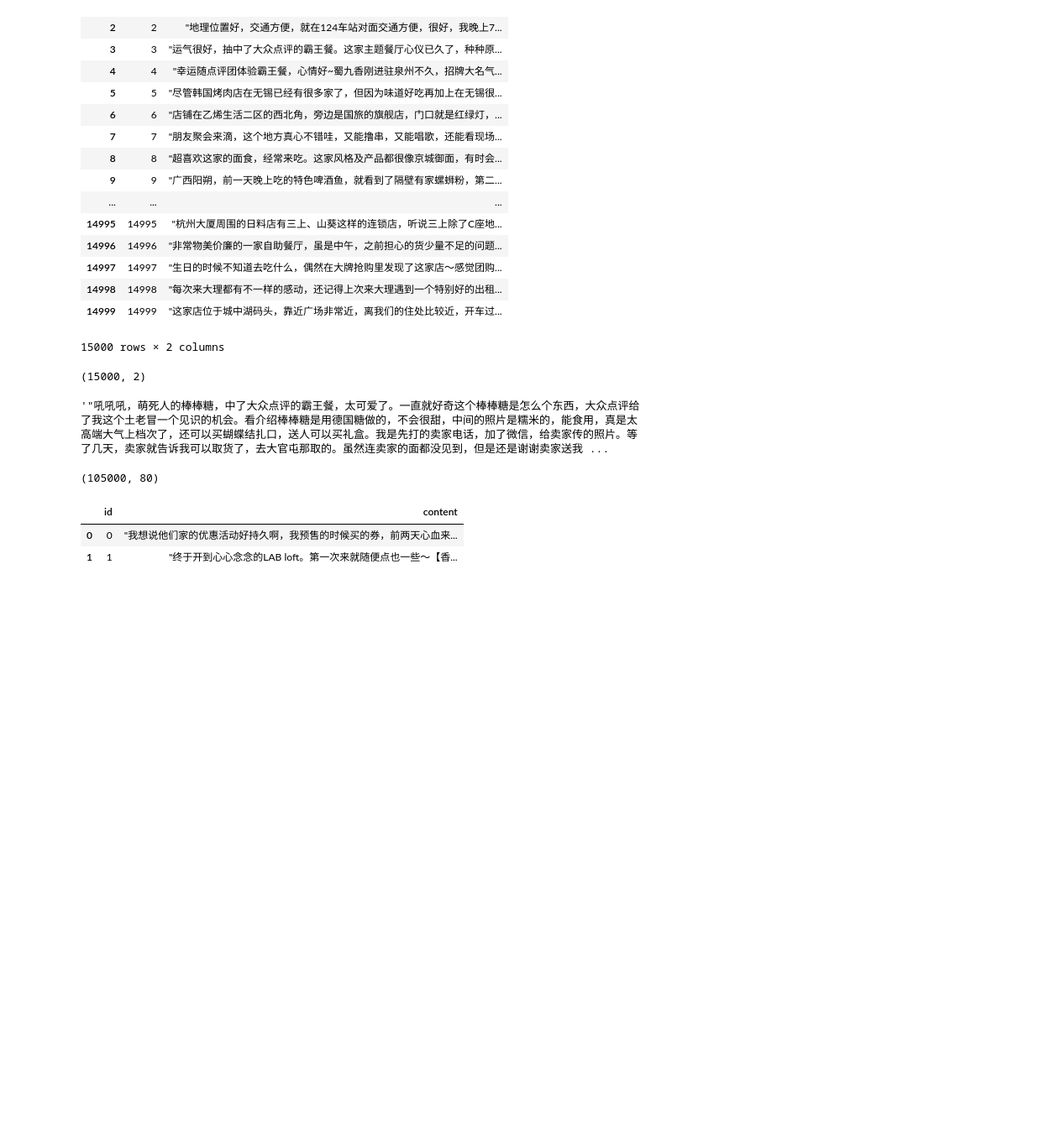
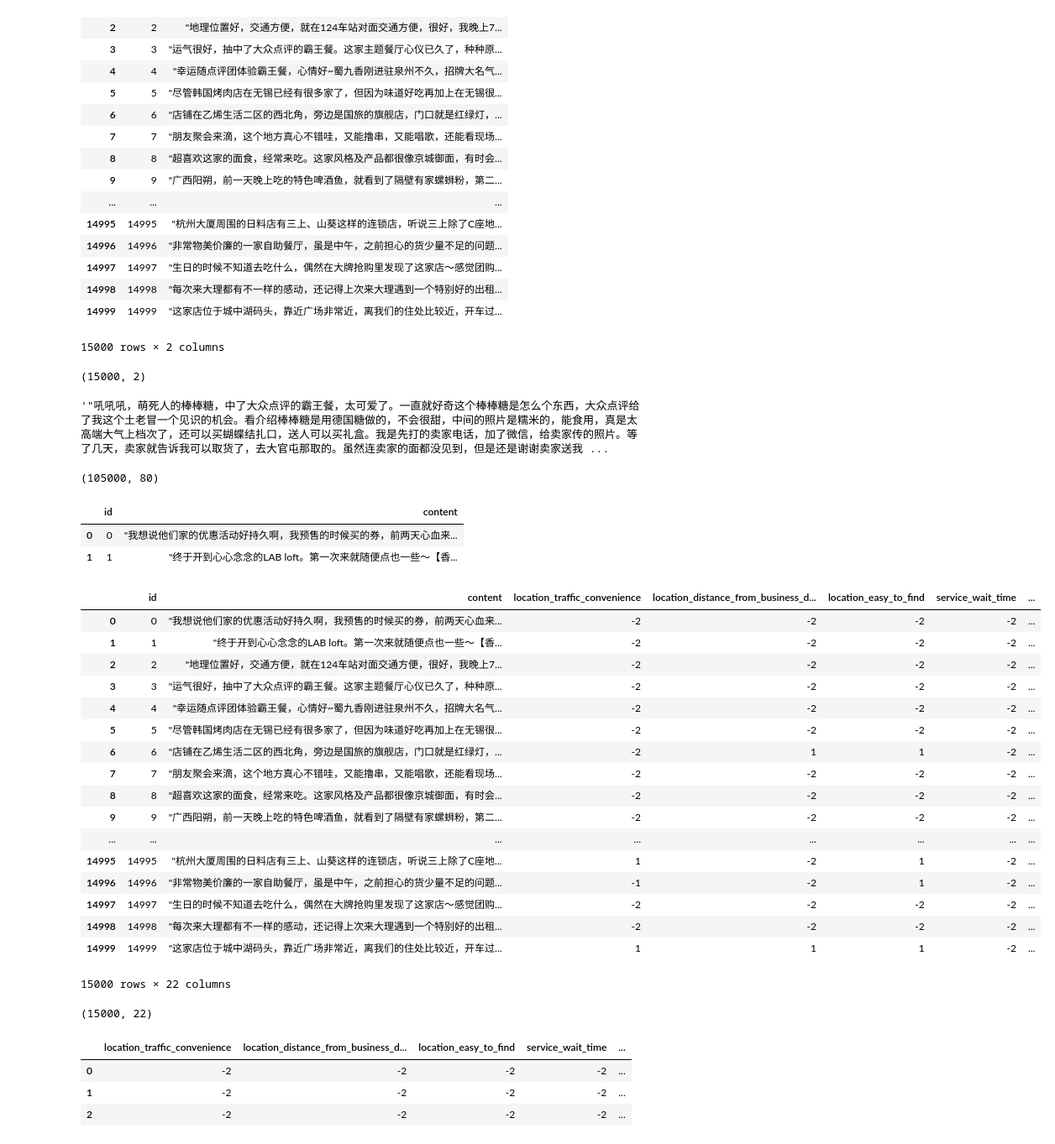
Before and after one commit to zlxy9892/AI-Challenge-2018, a Jupyter notebook: code/data_explore.ipynb, the cells around one changed output. Shown: that part at 84% size. Cells and saved outputs as stored; diff of their text form; code cells hidden in the pictures; blank space fills up the shorter version.

```diff
--- a/code/data_explore.ipynb
+++ b/code/data_explore.ipynb
@@ -79,3 +79,37 @@ df_new[:2]
 |  | id | content |
 | 0 | 0 | "我想说他们家的优惠活动好持久啊，我预售的时候买的券，前两天心血来... |
 | 1 | 1 | "终于开到心心念念的LAB loft。第一次来就随便点也一些～【香... |
+# %%
+df_testa_pred = pd.read_csv('./data/df_testa_pred.csv')
+# %%
+df_testa_pred
+# %% [output]
+|  | id | content | location_traffic_convenience | location_distance_from_business_d... | location_easy_to_find | service_wait_time | ... |
+| 0 | 0 | "我想说他们家的优惠活动好持久啊，我预售的时候买的券，前两天心血来... | -2 | -2 | -2 | -2 | ... |
+| 1 | 1 | "终于开到心心念念的LAB loft。第一次来就随便点也一些～【香... | -2 | -2 | -2 | -2 | ... |
+| 2 | 2 | "地理位置好，交通方便，就在124车站对面交通方便，很好，我晚上7... | -2 | -2 | -2 | -2 | ... |
+| 3 | 3 | "运气很好，抽中了大众点评的霸王餐。这家主题餐厅心仪已久了，种种原... | -2 | -2 | -2 | -2 | ... |
+| 4 | 4 | "幸运随点评团体验霸王餐，心情好~蜀九香刚进驻泉州不久，招牌大名气... | -2 | -2 | -2 | -2 | ... |
+| 5 | 5 | "尽管韩国烤肉店在无锡已经有很多家了，但因为味道好吃再加上在无锡很... | -2 | -2 | -2 | -2 | ... |
+| 6 | 6 | "店铺在乙烯生活二区的西北角，旁边是国旅的旗舰店，门口就是红绿灯，... | -2 | 1 | 1 | -2 | ... |
+| 7 | 7 | "朋友聚会来滴，这个地方真心不错哇，又能撸串，又能唱歌，还能看现场... | -2 | -2 | -2 | -2 | ... |
+| 8 | 8 | "超喜欢这家的面食，经常来吃。这家风格及产品都很像京城御面，有时会... | -2 | -2 | -2 | -2 | ... |
+| 9 | 9 | "广西阳朔，前一天晚上吃的特色啤酒鱼，就看到了隔壁有家螺蛳粉，第二... | -2 | -2 | -2 | -2 | ... |
+| ... | ... | ... | ... | ... | ... | ... | ... |
+| 14995 | 14995 | "杭州大厦周围的日料店有三上、山葵这样的连锁店，听说三上除了C座地... | 1 | -2 | 1 | -2 | ... |
+| 14996 | 14996 | "非常物美价廉的一家自助餐厅，虽是中午，之前担心的货少量不足的问题... | -1 | -2 | 1 | -2 | ... |
+| 14997 | 14997 | "生日的时候不知道去吃什么，偶然在大牌抢购里发现了这家店～感觉团购... | -2 | -2 | -2 | -2 | ... |
+| 14998 | 14998 | "每次来大理都有不一样的感动，还记得上次来大理遇到一个特别好的出租... | -2 | -2 | -2 | -2 | ... |
+| 14999 | 14999 | "这家店位于城中湖码头，靠近广场非常近，离我们的住处比较近，开车过... | 1 | 1 | 1 | -2 | ... |
+15000 rows × 22 columns
+# %%
+df_testa_pred.shape
+# %% [output]
+(15000, 22)
+# %%
+df_testa_pred[df_testa_pred.columns[2:]][0:3]
+# %% [output]
+|  | location_traffic_convenience | location_distance_from_business_d... | location_easy_to_find | service_wait_time | ... |
+| 0 | -2 | -2 | -2 | -2 | ... |
+| 1 | -2 | -2 | -2 | -2 | ... |
+| 2 | -2 | -2 | -2 | -2 | ... |
```
Also changed, not shown: 3 other files.
